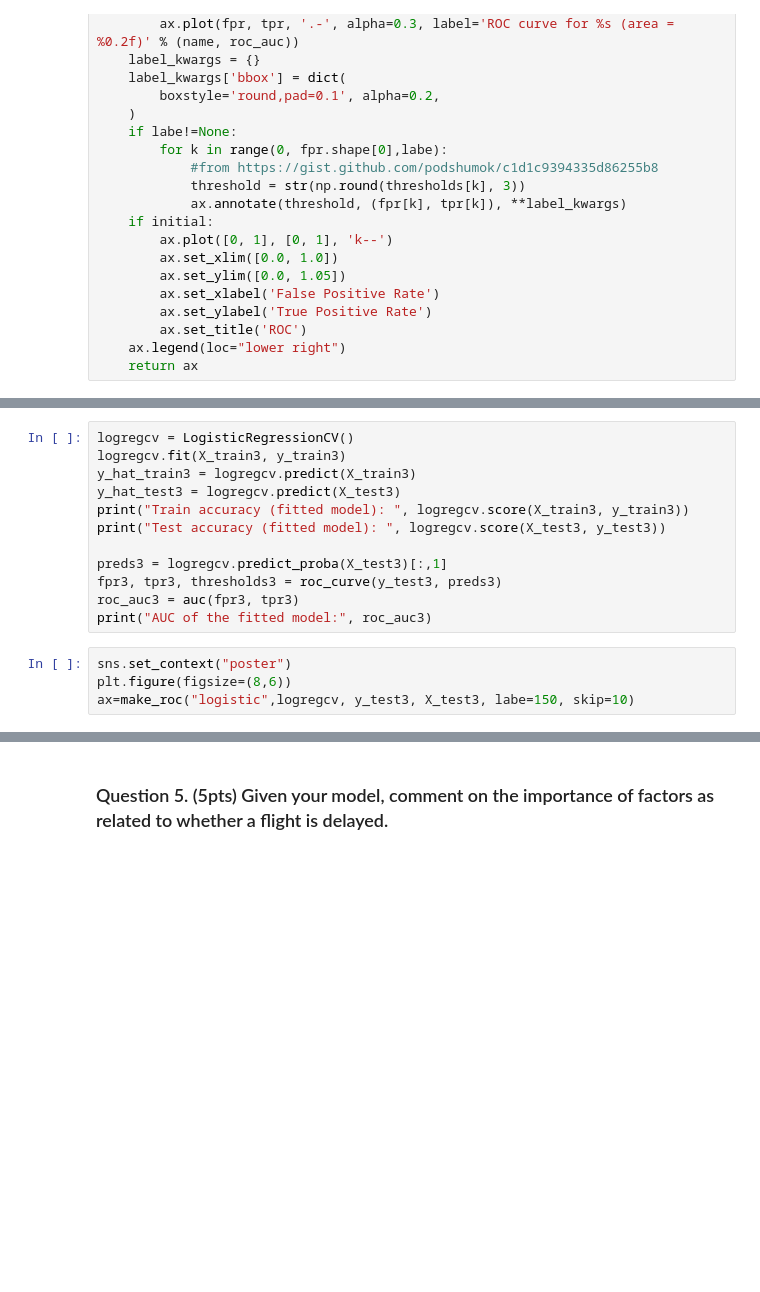
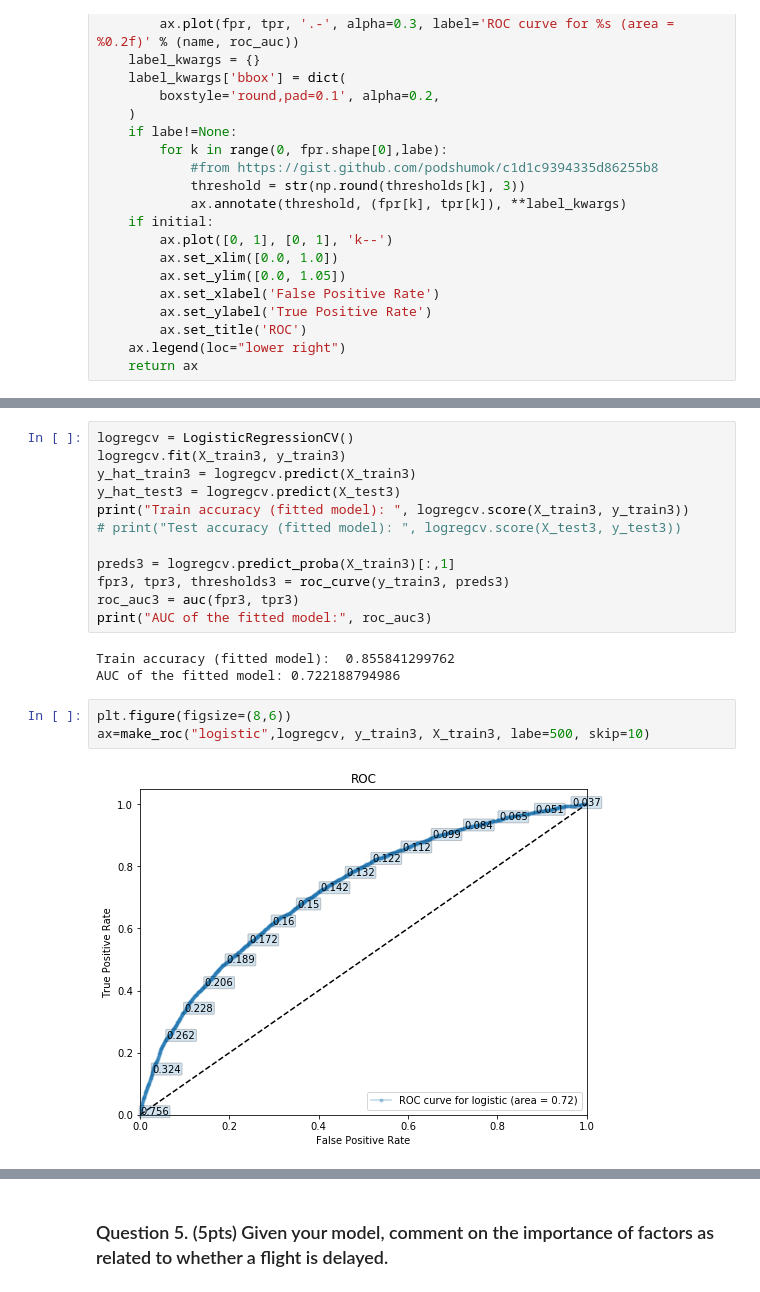
Before and after one commit to syj19950301/Data_Science_1, a Jupyter notebook: cs109a_midterm_2017.ipynb, the cells around one changed output, grey strips where cells are left out. Cells and saved outputs as stored; diff of their text form; blank space fills up the shorter version.

```diff
--- a/cs109a_midterm_2017.ipynb
+++ b/cs109a_midterm_2017.ipynb
@@ -437,13 +445,17 @@ logregcv.fit(X_train3, y_train3)
 y_hat_train3 = logregcv.predict(X_train3)
 y_hat_test3 = logregcv.predict(X_test3)
 print("Train accuracy (fitted model): ", logregcv.score(X_train3, y_train3))
-print("Test accuracy (fitted model): ", logregcv.score(X_test3, y_test3))
+# print("Test accuracy (fitted model): ", logregcv.score(X_test3, y_test3))
 
-preds3 = logregcv.predict_proba(X_test3)[:,1]
-fpr3, tpr3, thresholds3 = roc_curve(y_test3, preds3)
+preds3 = logregcv.predict_proba(X_train3)[:,1]
+fpr3, tpr3, thresholds3 = roc_curve(y_train3, preds3)
 roc_auc3 = auc(fpr3, tpr3)
 print("AUC of the fitted model:", roc_auc3)
+# %% [output]
+Train accuracy (fitted model):  0.855841299762
+AUC of the fitted model: 0.722188794986
 # %%
-sns.set_context("poster")
 plt.figure(figsize=(8,6))
-ax=make_roc("logistic",logregcv, y_test3, X_test3, labe=150, skip=10)
+ax=make_roc("logistic",logregcv, y_train3, X_train3, labe=500, skip=10)
+# %% [output]
+[figure, added]
```
Also changed, not shown: parts of 75 cells of this notebook.
